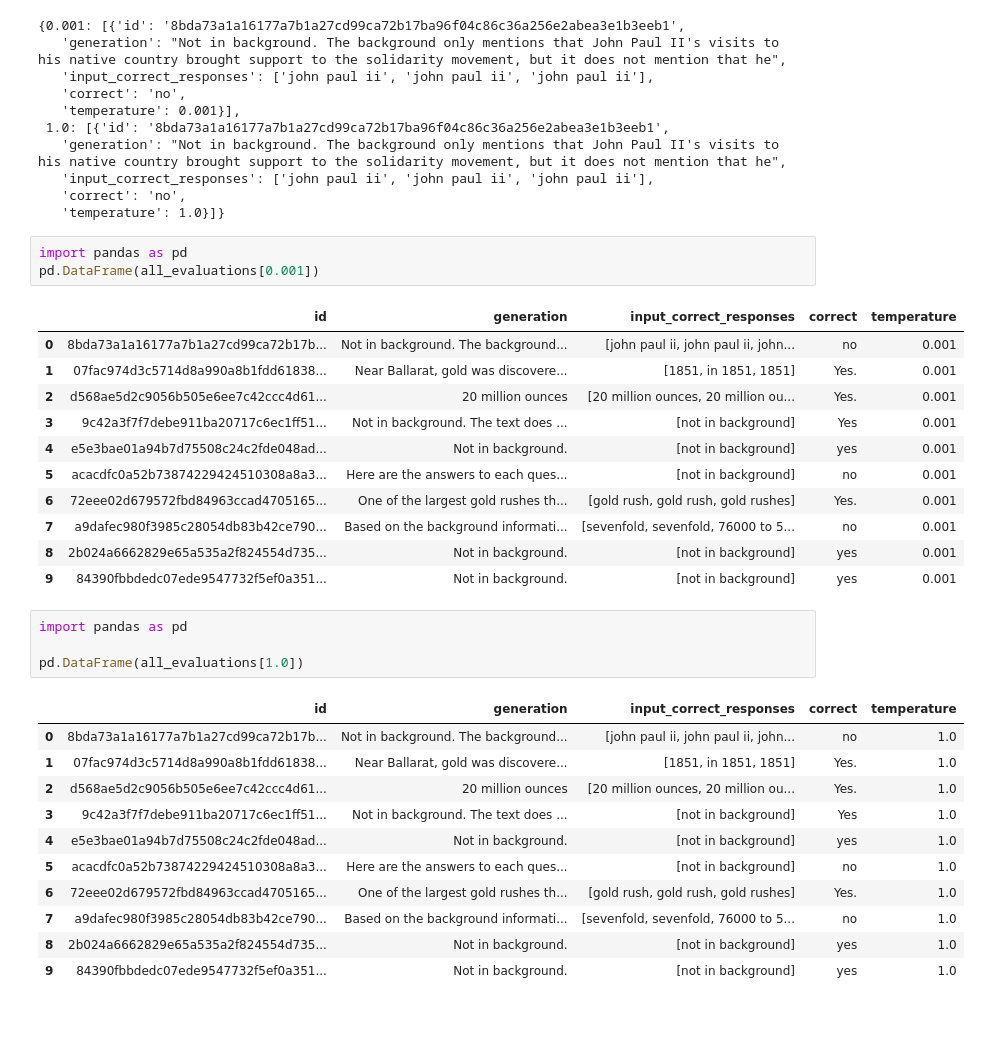
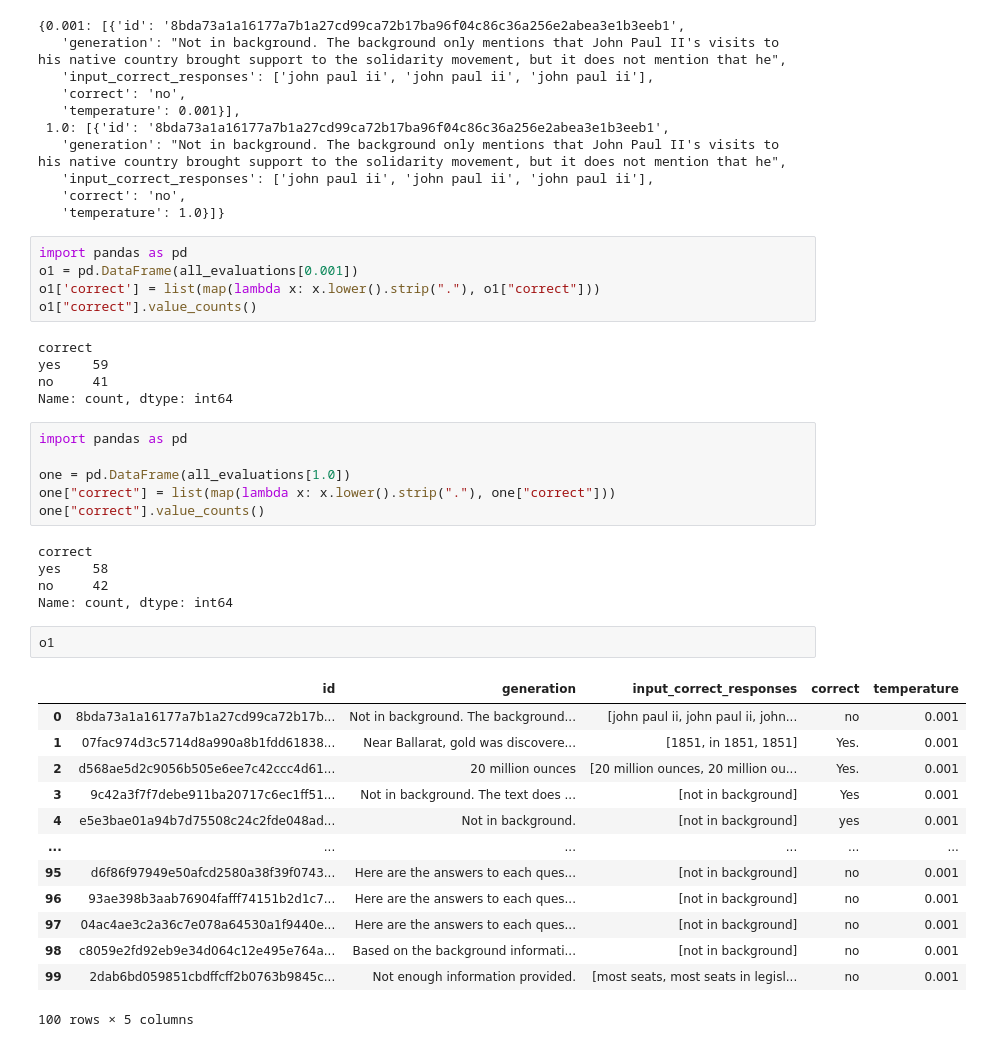
Before and after one commit to vincentlinzhu/Transcendence_LLM, a Jupyter notebook: scripts/main.ipynb, the cells around one changed output. Cells and saved outputs as stored; diff of their text form; blank space fills up the shorter version.

Commit message:
results from llama3.1: temp 0.001 vs 1 makes no difference. correctness is 59 vs 58 out of 100

```diff
--- a/scripts/main.ipynb
+++ b/scripts/main.ipynb
@@ -128,32 +128,38 @@ all_evaluations
    'temperature': 1.0}]}
 # %%
 import pandas as pd
-pd.DataFrame(all_evaluations[0.001])
+o1 = pd.DataFrame(all_evaluations[0.001])
+o1['correct'] = list(map(lambda x: x.lower().strip("."), o1["correct"]))
+o1["correct"].value_counts()
 # %% [output]
-|  | id | generation | input_correct_responses | correct | temperature |
-| 0 | 8bda73a1a16177a7b1a27cd99ca72b17b... | Not in background. The background... | [john paul ii, john paul ii, john... | no | 0.001 |
-| 1 | 07fac974d3c5714d8a990a8b1fdd61838... | Near Ballarat, gold was discovere... | [1851, in 1851, 1851] | Yes. | 0.001 |
-| 2 | d568ae5d2c9056b505e6ee7c42ccc4d61... | 20 million ounces | [20 million ounces, 20 million ou... | Yes. | 0.001 |
-| 3 | 9c42a3f7f7debe911ba20717c6ec1ff51... | Not in background. The text does ... | [not in background] | Yes | 0.001 |
-| 4 | e5e3bae01a94b7d75508c24c2fde048ad... | Not in background. | [not in background] | yes | 0.001 |
-| 5 | acacdfc0a52b73874229424510308a8a3... | Here are the answers to each ques... | [not in background] | no | 0.001 |
-| 6 | 72eee02d679572fbd84963ccad4705165... | One of the largest gold rushes th... | [gold rush, gold rush, gold rushes] | Yes. | 0.001 |
-| 7 | a9dafec980f3985c28054db83b42ce790... | Based on the background informati... | [sevenfold, sevenfold, 76000 to 5... | no | 0.001 |
-| 8 | 2b024a6662829e65a535a2f824554d735... | Not in background. | [not in background] | yes | 0.001 |
-| 9 | 84390fbbdedc07ede9547732f5ef0a351... | Not in background. | [not in background] | yes | 0.001 |
+correct
+yes    59
+no     41
+Name: count, dtype: int64
 # %%
 import pandas as pd
 
-pd.DataFrame(all_evaluations[1.0])
+one = pd.DataFrame(all_evaluations[1.0])
+one["correct"] = list(map(lambda x: x.lower().strip("."), one["correct"]))
+one["correct"].value_counts()
 # %% [output]
-|  | id | generation | input_correct_responses | correct | temperature |
-| 0 | 8bda73a1a16177a7b1a27cd99ca72b17b... | Not in background. The background... | [john paul ii, john paul ii, john... | no | 1.0 |
-| 1 | 07fac974d3c5714d8a990a8b1fdd61838... | Near Ballarat, gold was discovere... | [1851, in 1851, 1851] | Yes. | 1.0 |
-| 2 | d568ae5d2c9056b505e6ee7c42ccc4d61... | 20 million ounces | [20 million ounces, 20 million ou... | Yes. | 1.0 |
-| 3 | 9c42a3f7f7debe911ba20717c6ec1ff51... | Not in background. The text does ... | [not in background] | Yes | 1.0 |
-| 4 | e5e3bae01a94b7d75508c24c2fde048ad... | Not in background. | [not in background] | yes | 1.0 |
-| 5 | acacdfc0a52b73874229424510308a8a3... | Here are the answers to each ques... | [not in background] | no | 1.0 |
-| 6 | 72eee02d679572fbd84963ccad4705165... | One of the largest gold rushes th... | [gold rush, gold rush, gold rushes] | Yes. | 1.0 |
-| 7 | a9dafec980f3985c28054db83b42ce790... | Based on the background informati... | [sevenfold, sevenfold, 76000 to 5... | no | 1.0 |
-| 8 | 2b024a6662829e65a535a2f824554d735... | Not in background. | [not in background] | yes | 1.0 |
-| 9 | 84390fbbdedc07ede9547732f5ef0a351... | Not in background. | [not in background] | yes | 1.0 |
+correct
+yes    58
+no     42
+Name: count, dtype: int64
+# %%
+o1
+# %% [output]
+|  | id | generation | input_correct_responses | correct | temperature |
+| 0 | 8bda73a1a16177a7b1a27cd99ca72b17b... | Not in background. The background... | [john paul ii, john paul ii, john... | no | 0.001 |
+| 1 | 07fac974d3c5714d8a990a8b1fdd61838... | Near Ballarat, gold was discovere... | [1851, in 1851, 1851] | Yes. | 0.001 |
+| 2 | d568ae5d2c9056b505e6ee7c42ccc4d61... | 20 million ounces | [20 million ounces, 20 million ou... | Yes. | 0.001 |
+| 3 | 9c42a3f7f7debe911ba20717c6ec1ff51... | Not in background. The text does ... | [not in background] | Yes | 0.001 |
+| 4 | e5e3bae01a94b7d75508c24c2fde048ad... | Not in background. | [not in background] | yes | 0.001 |
+| ... | ... | ... | ... | ... | ... |
+| 95 | d6f86f97949e50afcd2580a38f39f0743... | Here are the answers to each ques... | [not in background] | no | 0.001 |
+| 96 | 93ae398b3aab76904fafff74151b2d1c7... | Here are the answers to each ques... | [not in background] | no | 0.001 |
+| 97 | 04ac4ae3c2a36c7e078a64530a1f9440e... | Here are the answers to each ques... | [not in background] | no | 0.001 |
+| 98 | c8059e2fd92eb9e34d064c12e495e764a... | Based on the background informati... | [not in background] | no | 0.001 |
+| 99 | 2dab6bd059851cbdffcff2b0763b9845c... | Not enough information provided. | [most seats, most seats in legisl... | no | 0.001 |
+100 rows × 5 columns
```
Also changed, not shown: parts of 2 cells of this notebook.
